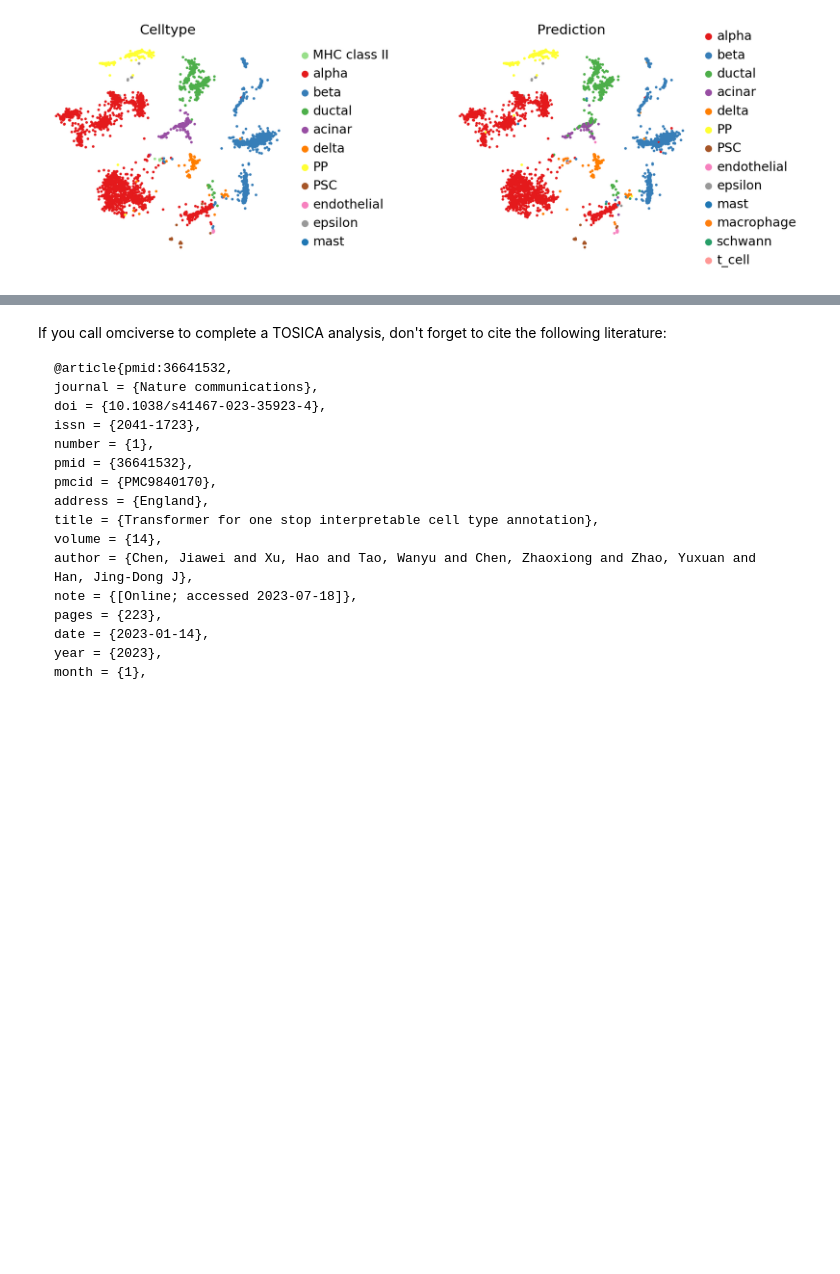
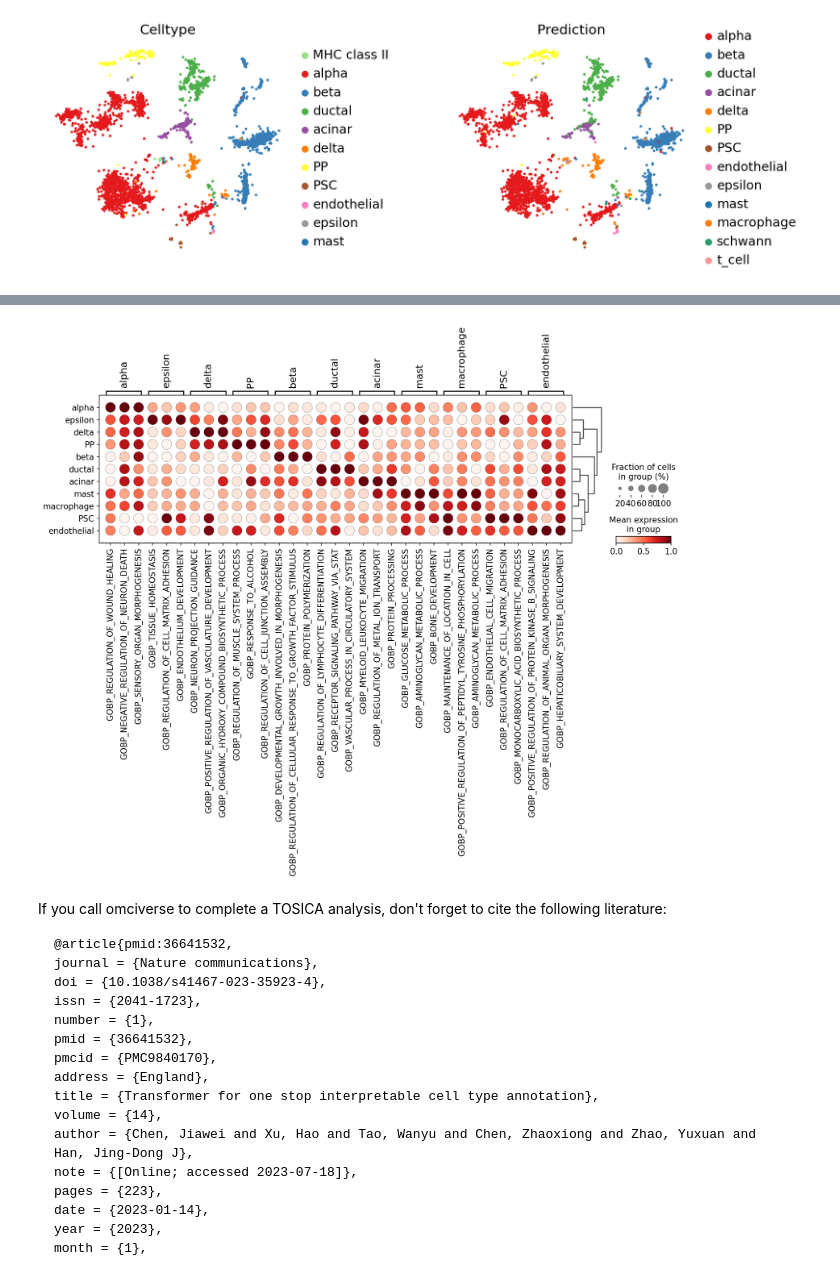
Before and after one commit to Starlitnightly/omicverse, a Jupyter notebook: omicverse_guide/docs/Tutorials-single/t_tosica.ipynb, the cells around one changed output, grey strips where cells are left out. Cells and saved outputs as stored; diff of their text form; code cells hidden in the pictures; blank space fills up the shorter version.

```diff
--- a/omicverse_guide/docs/Tutorials-single/t_tosica.ipynb
+++ b/omicverse_guide/docs/Tutorials-single/t_tosica.ipynb
@@ -233,0 +240,3 @@ sc.pl.embedding(
+# %%
+cell_idx=new_adata.obs['Prediction'].value_counts()[new_adata.obs['Prediction'].value_counts()<5].index
+new_adata=new_adata[~new_adata.obs['Prediction'].isin(cell_idx)]
@@ -234,3 +255,8 @@ sc.pl.embedding(
+# %%
+sc.pl.rank_genes_groups_dotplot(new_adata,
+                                n_genes=3,standard_scale='var',)
+# %% [output]
+[figure, added]
 # %% [markdown]
 If you call omciverse to complete a TOSICA analysis, don't forget to cite the following literature:
 
```
Also changed, not shown: parts of 3 cells of this notebook.
